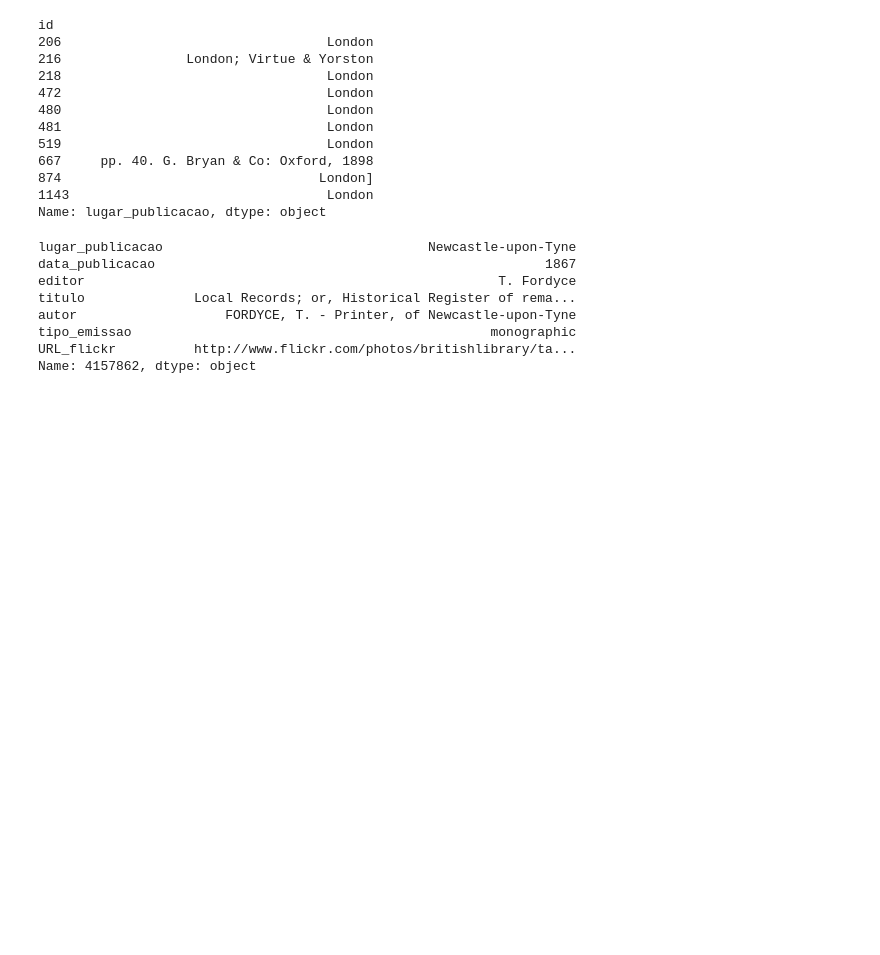
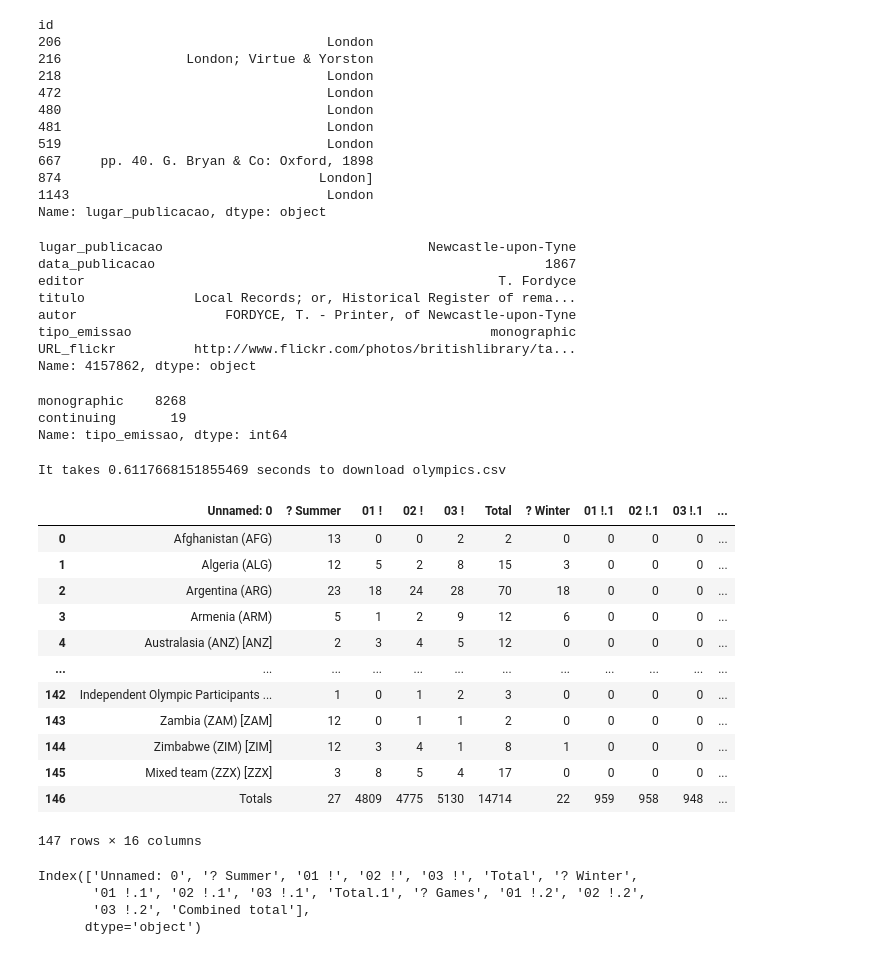
Before and after one commit to daianeuk/python-trn, a Jupyter notebook: pythonic-data-cleaning.ipynb, the cells around one changed output. Cells and saved outputs as stored; diff of their text form; code cells hidden in the pictures; blank space fills up the shorter version.

```diff
--- a/pythonic-data-cleaning.ipynb
+++ b/pythonic-data-cleaning.ipynb
@@ -240,3 +240,47 @@ autor                   FORDYCE, T. - Printer, of Newcastle-upon-Tyne
 tipo_emissao                                              monographic
 URL_flickr          http://www.flickr.com/photos/britishlibrary/ta...
 Name: 4157862, dtype: object
+# %%
+dataframe_images_book['tipo_emissao'].value_counts()
+# %% [output]
+monographic    8268
+continuing       19
+Name: tipo_emissao, dtype: int64
+# %%
+BLOBNAME= 'olympics.csv'
+
+#download from blob
+t1 = time.time()
+blob_service_client_instance = BlobServiceClient(account_url=STORAGEACCOUNTURL, credential=STORAGEACCOUNTKEY)
+blob_client_instance = blob_service_client_instance.get_blob_client(CONTAINERNAME, BLOBNAME, snapshot=None)
+with open(LOCALFILENAME, "wb") as my_blob:
+    blob_data = blob_client_instance.download_blob()
+    blob_data.readinto(my_blob)
+t2=time.time()
+print(("It takes %s seconds to download "+BLOBNAME) % (t2 - t1))
+# %% [output]
+It takes 0.6117668151855469 seconds to download olympics.csv
+# %%
+dataframe_olympics = pd.read_csv(LOCALFILENAME, header=1)
+dataframe_olympics
+# %% [output]
+|  | Unnamed: 0 | ? Summer | 01 ! | 02 ! | 03 ! | Total | ? Winter | 01 !.1 | 02 !.1 | 03 !.1 | ... |
+| 0 | Afghanistan (AFG) | 13 | 0 | 0 | 2 | 2 | 0 | 0 | 0 | 0 | ... |
+| 1 | Algeria (ALG) | 12 | 5 | 2 | 8 | 15 | 3 | 0 | 0 | 0 | ... |
+| 2 | Argentina (ARG) | 23 | 18 | 24 | 28 | 70 | 18 | 0 | 0 | 0 | ... |
+| 3 | Armenia (ARM) | 5 | 1 | 2 | 9 | 12 | 6 | 0 | 0 | 0 | ... |
+| 4 | Australasia (ANZ) [ANZ] | 2 | 3 | 4 | 5 | 12 | 0 | 0 | 0 | 0 | ... |
+| ... | ... | ... | ... | ... | ... | ... | ... | ... | ... | ... | ... |
+| 142 | Independent Olympic Participants ... | 1 | 0 | 1 | 2 | 3 | 0 | 0 | 0 | 0 | ... |
+| 143 | Zambia (ZAM) [ZAM] | 12 | 0 | 1 | 1 | 2 | 0 | 0 | 0 | 0 | ... |
+| 144 | Zimbabwe (ZIM) [ZIM] | 12 | 3 | 4 | 1 | 8 | 1 | 0 | 0 | 0 | ... |
+| 145 | Mixed team (ZZX) [ZZX] | 3 | 8 | 5 | 4 | 17 | 0 | 0 | 0 | 0 | ... |
+| 146 | Totals | 27 | 4809 | 4775 | 5130 | 14714 | 22 | 959 | 958 | 948 | ... |
+147 rows × 16 columns
+# %%
+dataframe_olympics.columns
+# %% [output]
+Index(['Unnamed: 0', '? Summer', '01 !', '02 !', '03 !', 'Total', '? Winter',
+       '01 !.1', '02 !.1', '03 !.1', 'Total.1', '? Games', '01 !.2', '02 !.2',
+       '03 !.2', 'Combined total'],
+      dtype='object')
```
Also changed, not shown: parts of 10 cells of this notebook, 31 other files.
